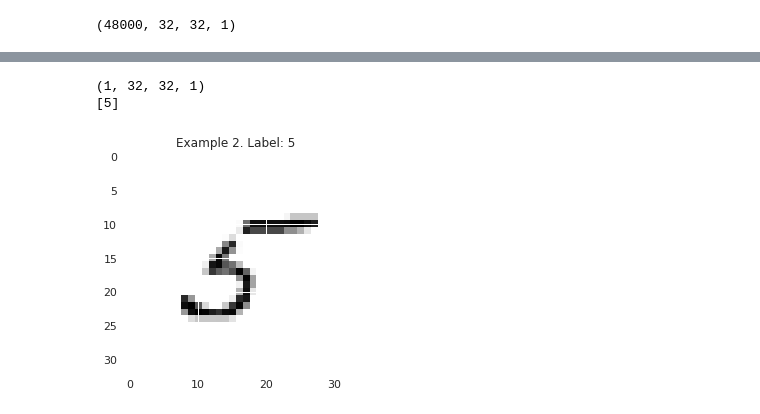
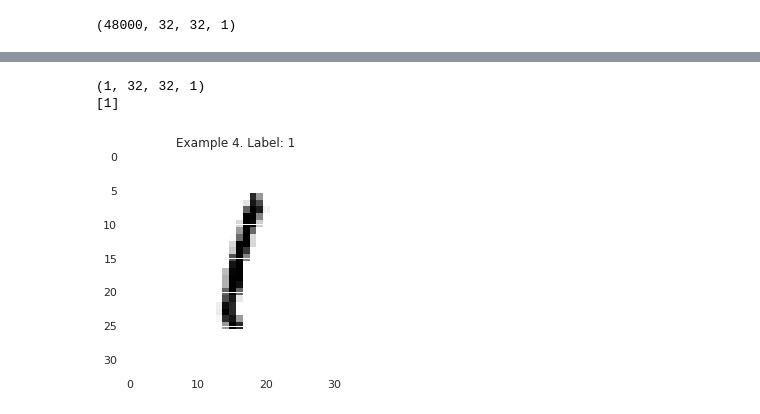
Before and after one commit to Bhagya-laxmi/Noc-based-CNN, a Jupyter notebook: LeNet_arch/LeNet_CNN.ipynb, the cells around one changed output, grey strips where cells are left out. Cells and saved outputs as stored; diff of their text form; code cells hidden in the pictures.

Commit message:
LeNet model and result files

```diff
--- a/LeNet_arch/LeNet_CNN.ipynb
+++ b/LeNet_arch/LeNet_CNN.ipynb
@@ -152,10 +152,10 @@ Updated Image Shape: (32, 32, 1)
 
 model = keras.Sequential()
 
-model.add(layers.Conv2D(filters=6, kernel_size=(3, 3), activation='relu', input_shape=(32,32,1)))
+model.add(layers.Conv2D(filters=6, kernel_size=(5, 5), activation='relu', input_shape=(32,32,1)))
 model.add(layers.AveragePooling2D())
 
-model.add(layers.Conv2D(filters=16, kernel_size=(3, 3), activation='relu'))
+model.add(layers.Conv2D(filters=16, kernel_size=(5, 5), activation='relu'))
 model.add(layers.AveragePooling2D())
 
 model.add(layers.Flatten())
@@ -247,24 +265,24 @@ Test accuracy: 0.9830999970436096
 # %%
 import matplotlib.pyplot as plt
 import numpy as np
 
-display_image(2)
-samples_to_predict = np.array(train['features'][2:3])
+display_image(4)
+samples_to_predict = np.array(train['features'][4:5])
 print(samples_to_predict.shape)
 
-predictions = model.predict(train['features'][2:3])
+predictions = model.predict(train['features'][4:5])
 
 #print(predictions)
 
 #print(train['labels'][1])
 
 classes = np.argmax(predictions, axis = 1)
 #numpy.savetxt('predict.txt', classes, fmt="%d")
 print(classes)
 # %% [output]
 (1, 32, 32, 1)
-[5]
+[1]
-[figure, old version]
+[figure, new version]
 # %%
 model.save_weights('weights.h5')
 model.save('myModel.h5')
```
Also changed, not shown: parts of 8 cells of this notebook, 3 other files.
